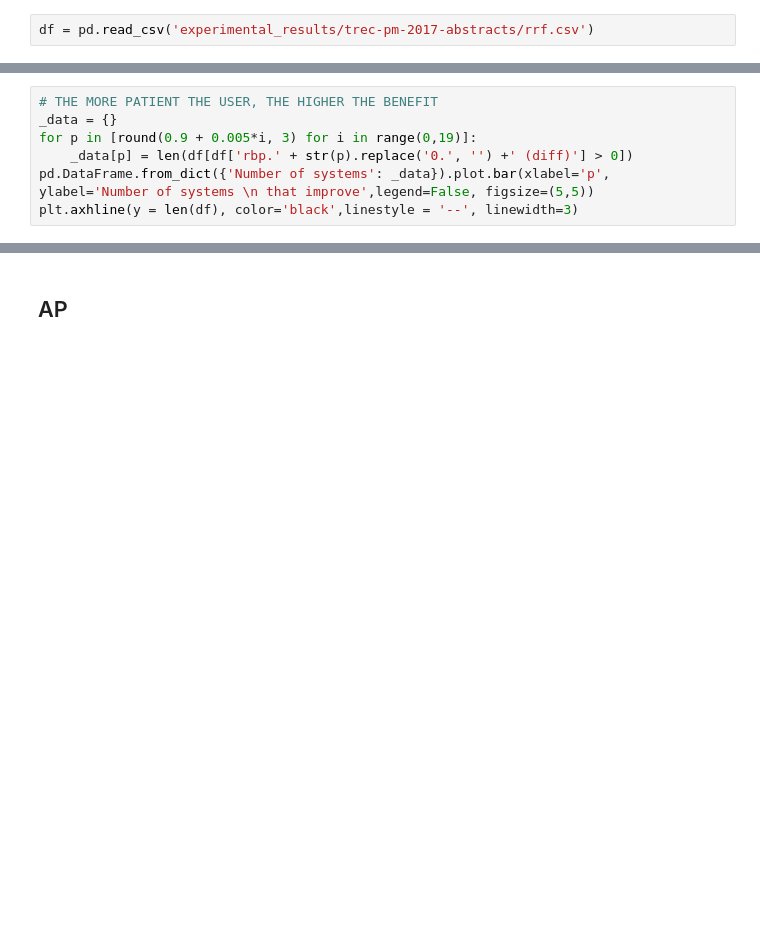
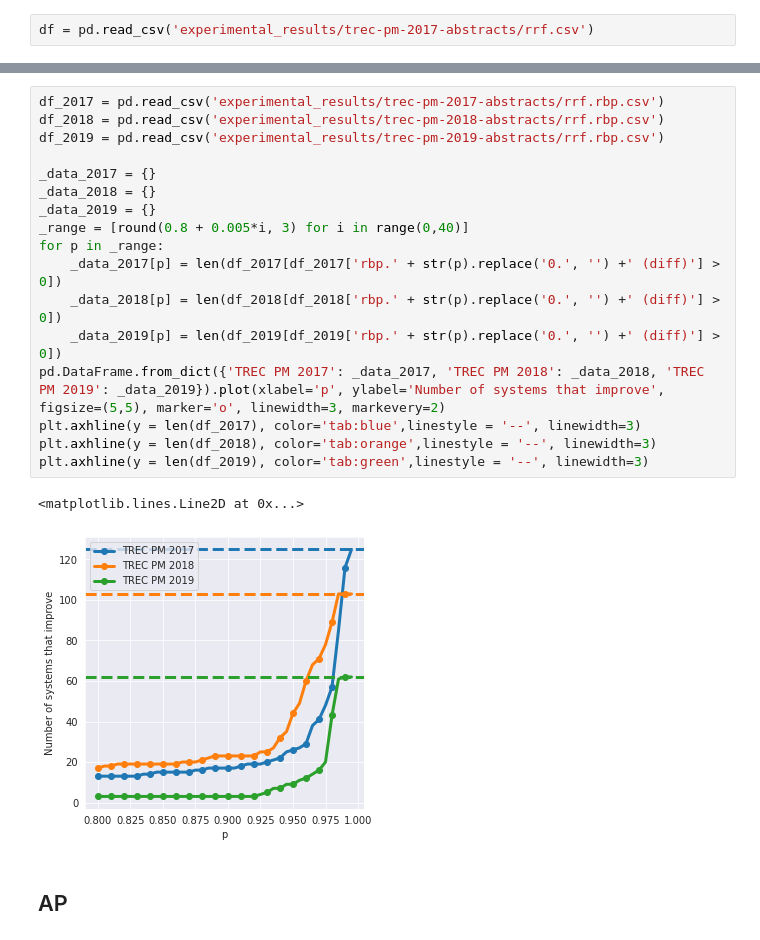
Before and after one commit to irgroup/jcdl2023-data-fusion, a Jupyter notebook: fuse.ipynb, the cells around one changed output, grey strips where cells are left out. Cells and saved outputs as stored; diff of their text form; blank space fills up the shorter version.

Commit message:
update rbp experiments.

```diff
--- a/fuse.ipynb
+++ b/fuse.ipynb
@@ -310,7 +326,0 @@ plt.axhline(y = len(df), color='black',linestyle = '--', linewidth=3)
-# %%
-# THE MORE PATIENT THE USER, THE HIGHER THE BENEFIT
-_data = {}
-for p in [round(0.9 + 0.005*i, 3) for i in range(0,19)]:
-    _data[p] = len(df[df['rbp.' + str(p).replace('0.', '') +' (diff)'] > 0])
-pd.DataFrame.from_dict({'Number of systems': _data}).plot.bar(xlabel='p', ylabel='Number of systems \n that improve',legend=False, figsize=(5,5))
-plt.axhline(y = len(df), color='black',linestyle = '--', linewidth=3)
@@ -320,3 +372,23 @@ plt.axhline(y = len(df), color='black',linestyle = '--', linewidth=3)
+# %%
+df_2017 = pd.read_csv('experimental_results/trec-pm-2017-abstracts/rrf.rbp.csv')
+df_2018 = pd.read_csv('experimental_results/trec-pm-2018-abstracts/rrf.rbp.csv')
+df_2019 = pd.read_csv('experimental_results/trec-pm-2019-abstracts/rrf.rbp.csv')
+
+_data_2017 = {}
+_data_2018 = {}
+_data_2019 = {}
+_range = [round(0.8 + 0.005*i, 3) for i in range(0,40)]
+for p in _range:
+    _data_2017[p] = len(df_2017[df_2017['rbp.' + str(p).replace('0.', '') +' (diff)'] > 0])
+    _data_2018[p] = len(df_2018[df_2018['rbp.' + str(p).replace('0.', '') +' (diff)'] > 0])
+    _data_2019[p] = len(df_2019[df_2019['rbp.' + str(p).replace('0.', '') +' (diff)'] > 0])
+pd.DataFrame.from_dict({'TREC PM 2017': _data_2017, 'TREC PM 2018': _data_2018, 'TREC PM 2019': _data_2019}).plot(xlabel='p', ylabel='Number of systems that improve', figsize=(5,5), marker='o', linewidth=3, markevery=2)
+plt.axhline(y = len(df_2017), color='tab:blue',linestyle = '--', linewidth=3)
+plt.axhline(y = len(df_2018), color='tab:orange',linestyle = '--', linewidth=3)
+plt.axhline(y = len(df_2019), color='tab:green',linestyle = '--', linewidth=3)
+# %% [output]
+<matplotlib.lines.Line2D at 0x...>
+[figure, added]
 # %% [markdown]
 ## AP
 # %%
```
Also changed, not shown: parts of 9 cells of this notebook, 3 other files.
